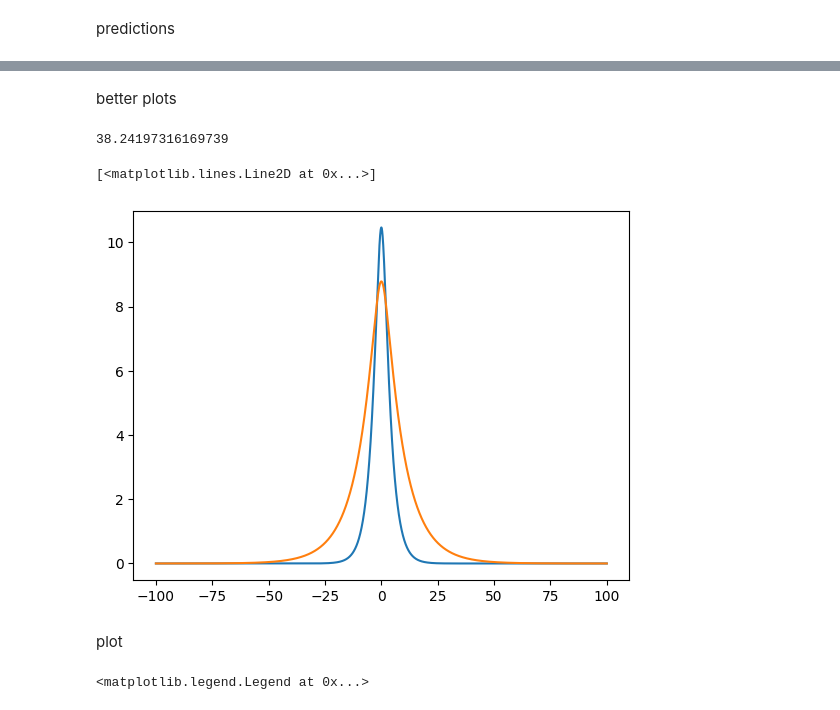
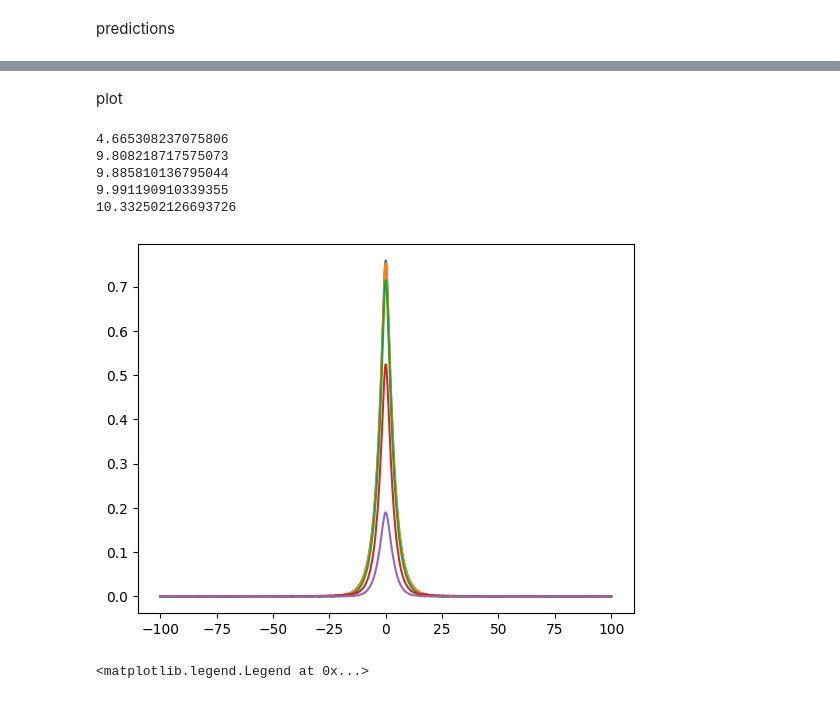
Before and after one commit to zhaoz0314/random-EI, a Jupyter notebook: pseudospatial/predictions.ipynb, the cells around one changed output, grey strips where cells are left out. Saved outputs shown, nothing was run; the diff lists cells and outputs as text; code cells hidden in the pictures.

```diff
--- a/pseudospatial/predictions.ipynb
+++ b/pseudospatial/predictions.ipynb
@@ -485,28 +306,39 @@ subfig_s[0, 1].legend()
-# %% [markdown]
-better plots
-# %%
-start_time = time.time()
-
-h_acov = h_acov_fct(stable_h_var_fct(4)[0], 4)[0]
-
-all_cov_s = all_cov_s_fct(h_acov, 4)
-
-relative_lag_s = jnp.arange(32) * 10
-part_n_s = jnp.array([250, 500, 1000])
-window_len_s = jnp.array([10, 20, 40, 80, 160, 320, 640, 1280, 2560])
-prediction_s = prediction_s_fct(all_cov_s, relative_lag_s, window_len_s, part_n_s)
-
-end_time = time.time()
-print(end_time - start_time)
-
-plt.plot(all_cov_s[0][0], all_cov_s[0][1])
-plt.plot(all_cov_s[0][0],jnp.einsum("ii->i",all_cov_s[1][1]))
-# %% [output]
-38.24197316169739
-[<matplotlib.lines.Line2D at 0x...>]
-[figure, removed]
 # %% [markdown]
 plot
+# %%
+ext_unscaled_std_s = jnp.array([0, 0.1, 0.3, 1, 3])
+relative_lag_s = jnp.arange(32) * 10
+part_n_s = jnp.array([200, 600, 2000])
+window_len_s = jnp.array([10, 20, 40, 80, 160, 320, 640, 1280, 2560])
+
+stable_m_var_s = [0 for ext_unscaled_std in ext_unscaled_std_s]
+m_acov_s = [0 for ext_unscaled_std in ext_unscaled_std_s]
+all_cov_s = [0 for ext_unscaled_std in ext_unscaled_std_s]
+prediction_s = [0 for ext_unscaled_std in ext_unscaled_std_s]
+
+for ext_unscaled_std_idx in range(len(ext_unscaled_std_s)):
+  start_time = time.time()
+  stable_m_var_s[ext_unscaled_std_idx] = stable_m_var_fct(4, ext_unscaled_std_s[ext_unscaled_std_idx])[0]
+  m_acov_s[ext_unscaled_std_idx] = m_acov_fct(stable_m_var_s[ext_unscaled_std_idx],
+                                            4, ext_unscaled_std_s[ext_unscaled_std_idx])[0]
+  all_cov_s[ext_unscaled_std_idx] = all_cov_s_fct(m_acov_s[ext_unscaled_std_idx],
+                                                  4, ext_unscaled_std_s[ext_unscaled_std_idx])
+  prediction_s[ext_unscaled_std_idx] = prediction_s_fct(all_cov_s[ext_unscaled_std_idx],
+                                                        relative_lag_s, window_len_s, part_n_s)
+  end_time = time.time()
+  print(end_time - start_time)
+# %% [output]
+4.665308237075806
+9.808218717575073
+9.885810136795044
+9.991190910339355
+10.332502126693726
+# %%
+for ext_unscaled_std_idx in range(len(ext_unscaled_std_s)):
+  plt.plot(all_cov_s[ext_unscaled_std_idx][0][0], all_cov_s[ext_unscaled_std_idx][0][4])
+  # plt.plot(all_cov_s[ext_unscaled_std_idx][0][0],jnp.einsum("ii->i",all_cov_s[ext_unscaled_std_idx][1][1]))
+# %% [output]
+[figure, added]
 # %%
 color_s = plt.rcParams['axes.prop_cycle'].by_key()['color']
 activity_type_s = ["h", "r"]
```
Also changed, not shown: parts of 11 cells of this notebook.
